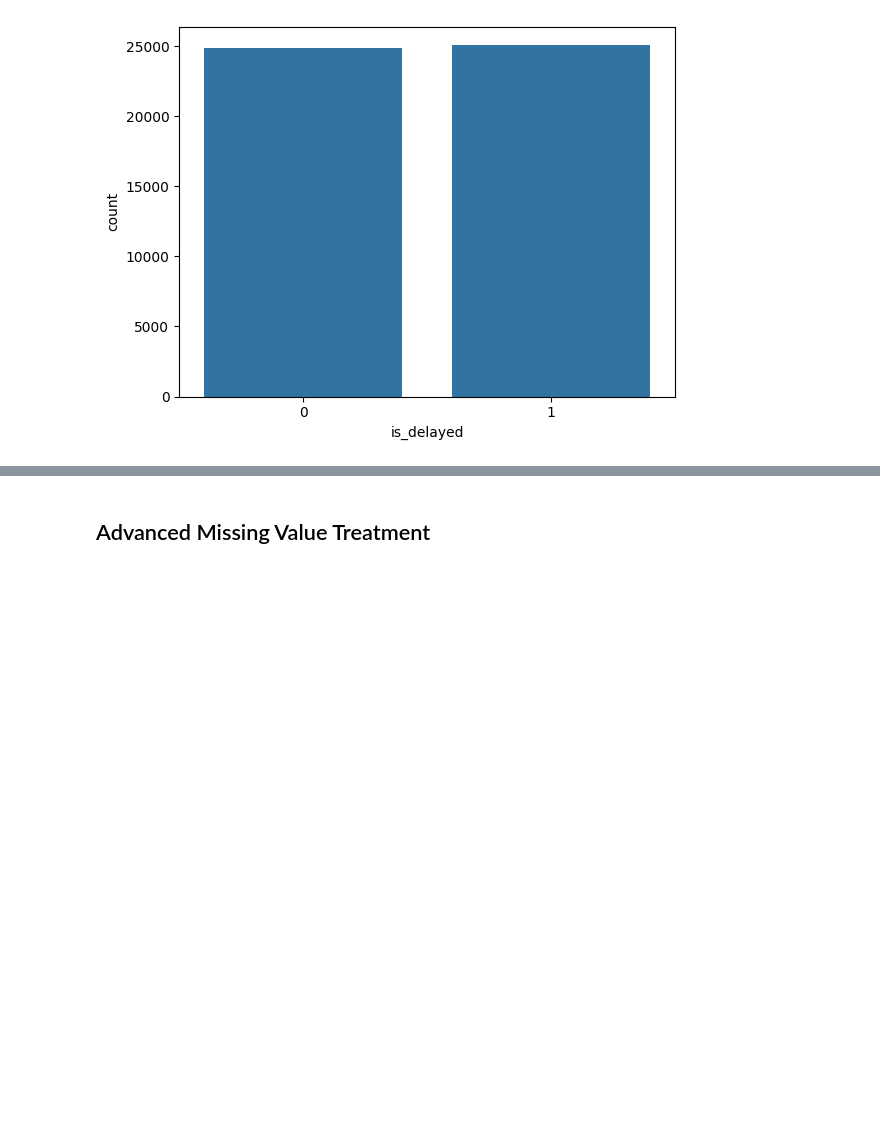
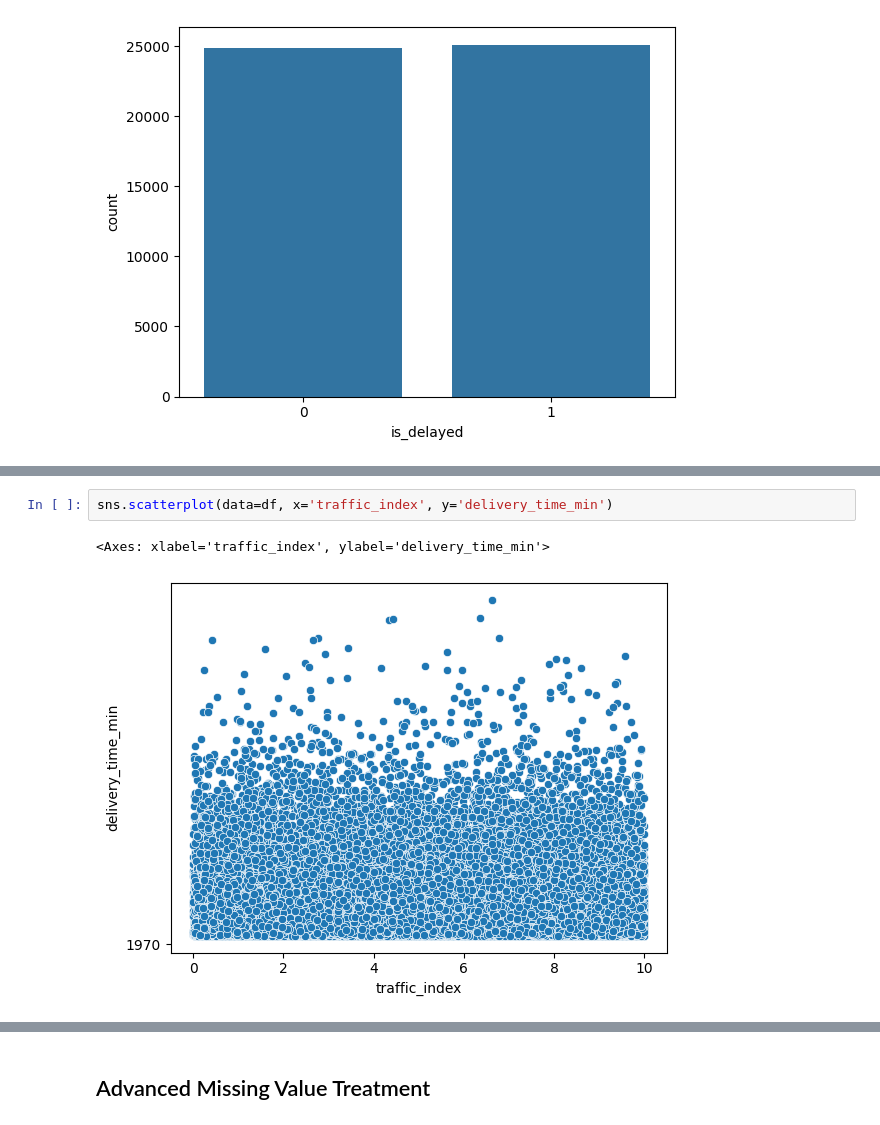
Before and after one commit to omvaja693-create/Amazon-s-Data-Preprocessing-Feature-Engineering, a Jupyter notebook: anazon_analysis.ipynb, the cells around one changed output, grey strips where cells are left out. Drawn from its saved outputs; the diff is of its cells as text; blank space fills up the shorter version.

```diff
--- a/anazon_analysis.ipynb
+++ b/anazon_analysis.ipynb
@@ -337,0 +343,5 @@ sns.countplot(data =df, x='is_delayed')
+# %%
+sns.scatterplot(data=df, x='traffic_index', y='delivery_time_min')
+# %% [output]
+<Axes: xlabel='traffic_index', ylabel='delivery_time_min'>
+[figure, added]
```
Also changed, not shown: parts of 3 cells of this notebook.
